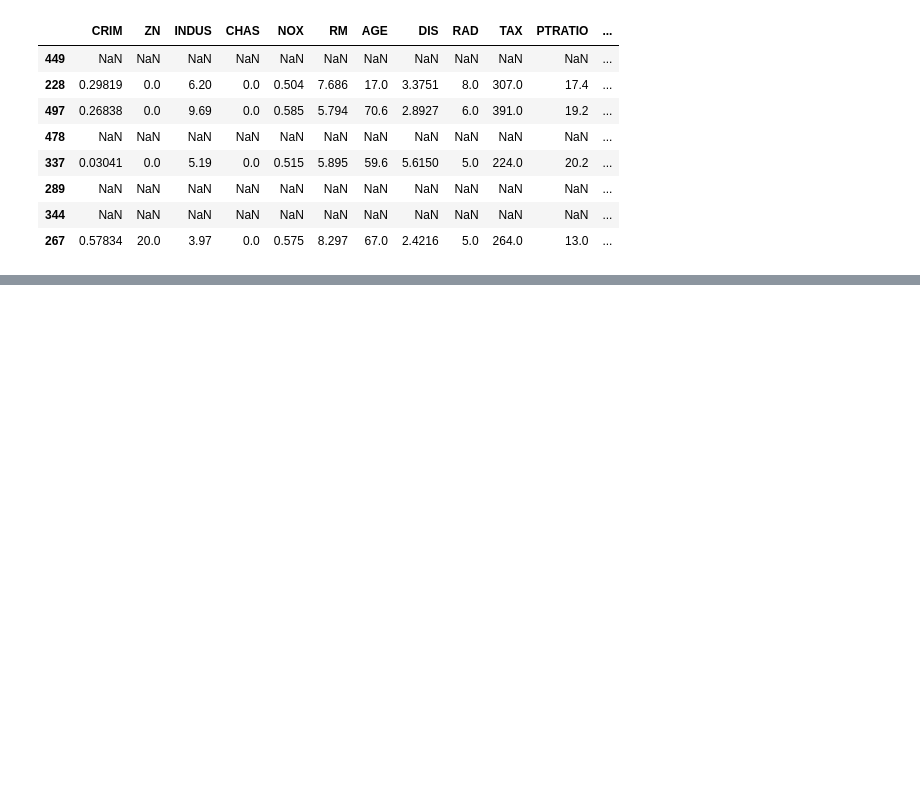
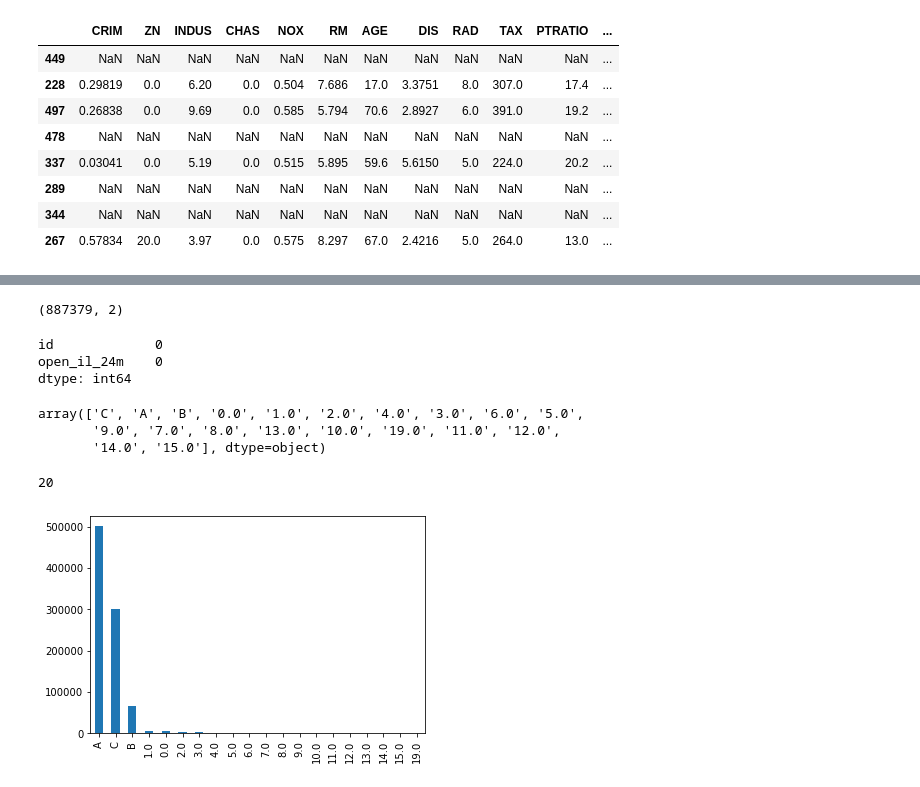
Before and after one commit to dajebbar/feature_engineering, a Jupyter notebook: python_fe/Lec-1.ipynb, the cells around one changed output, grey strips where cells are left out. Cells and saved outputs as stored; diff of their text form; code cells hidden in the pictures; blank space fills up the shorter version.

```diff
--- a/python_fe/Lec-1.ipynb
+++ b/python_fe/Lec-1.ipynb
@@ -443,0 +446,9 @@ plt.ylabel('Disbursed Amount');
+# %%
+# open_il_24m indicates:
+# "Number of installment accounts opened in past 24 months".
+# Installment accounts are those that, at the moment of acquiring them,
+# there is a set period and amount of repayments agreed between the
+# lender and borrower. An example of this is a car loan, or a student loan.
+# The borrowers know that they are going to pay a fixed amount over a fixed period.
+
+df = pd.read_csv('datas/sample_s2.csv')
@@ -443,0 +464,28 @@ plt.ylabel('Disbursed Amount');
+# %%
+df.shape
+# %% [output]
+(887379, 2)
+# %%
+df.isna().sum()
+# %% [output]
+id             0
+open_il_24m    0
+dtype: int64
+# %%
+# 'A': couldn't identify the person
+# 'B': no relevant data
+# 'C': person seems not to have any account open
+
+df.open_il_24m.unique()
+# %% [output]
+array(['C', 'A', 'B', '0.0', '1.0', '2.0', '4.0', '3.0', '6.0', '5.0',
+       '9.0', '7.0', '8.0', '13.0', '10.0', '19.0', '11.0', '12.0',
+       '14.0', '15.0'], dtype=object)
+# %%
+df.open_il_24m.nunique()
+# %% [output]
+20
+# %%
+df.open_il_24m.value_counts().plot.bar();
+# %% [output]
+[figure, added]
```
Also changed, not shown: parts of 40 cells of this notebook.
